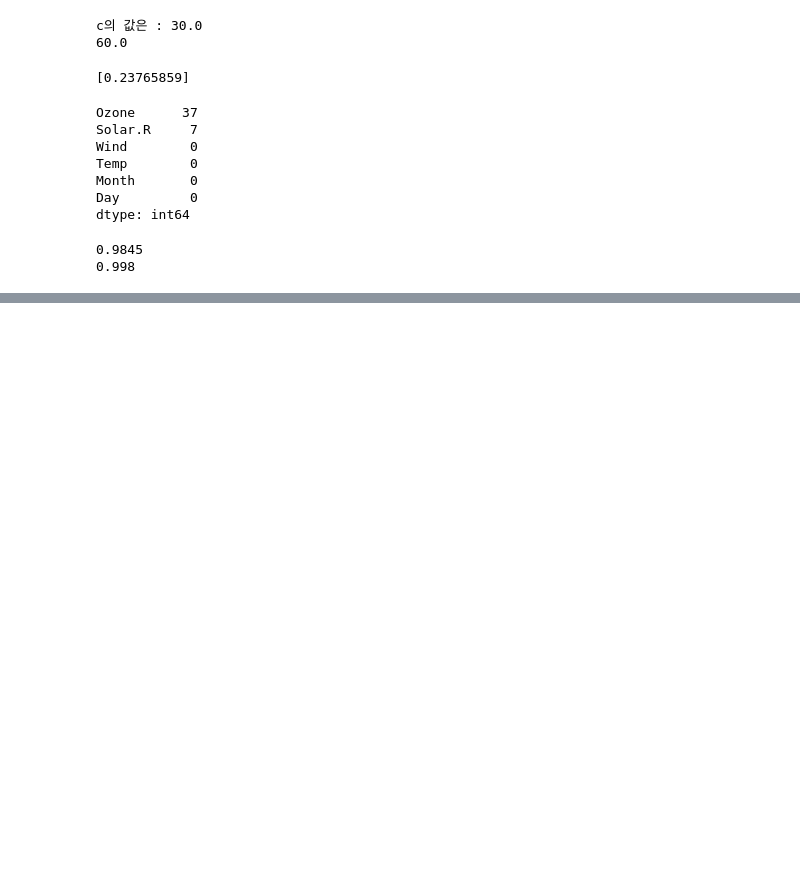
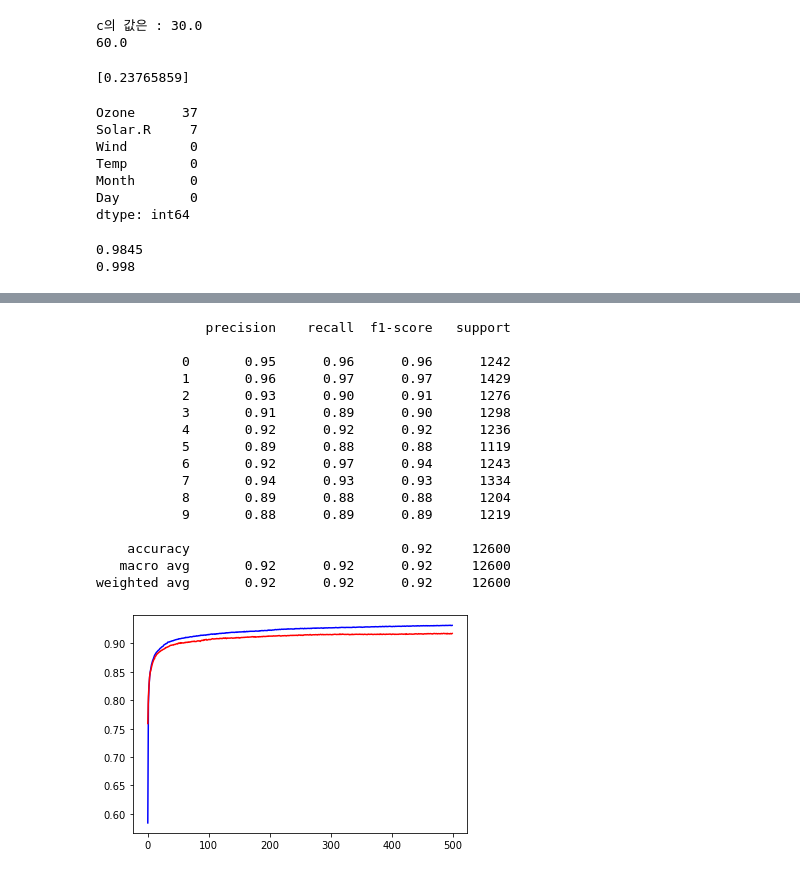
Before and after one commit to Gwang-chae/TIL, a Jupyter notebook: ML/tensorflow.ipynb, the cells around one changed output, grey strips where cells are left out. Saved outputs shown, nothing was run; the diff lists cells and outputs as text; code cells hidden in the pictures; blank space fills up the shorter version.

```diff
--- a/ML/tensorflow.ipynb
+++ b/ML/tensorflow.ipynb
@@ -138,0 +429,30 @@ print(knn_model.score(x_data_test_norm, t_data_test))
+# %%
+print(classification_report(t_data_test,
+                            (tf.argmax(keras_model.predict(x_data_test), axis=1)).numpy()))
+# classification_report의 형식을 맞춰주기 위해 아래와 같이 predict 형식 수정
+# (tf.argmax(keras_model.predict(x_data_test), axis=1)).numpy()
+
+import matplotlib.pyplot as plt
+
+history.history.keys()
+plt.plot(history.history['sparse_categorical_accuracy'], color='b')
+plt.plot(history.history['val_sparse_categorical_accuracy'], color='r')
+plt.show()
+# %% [output]
+              precision    recall  f1-score   support
+
+           0       0.95      0.96      0.96      1242
+           1       0.96      0.97      0.97      1429
+           2       0.93      0.90      0.91      1276
+           3       0.91      0.89      0.90      1298
+           4       0.92      0.92      0.92      1236
+           5       0.89      0.88      0.88      1119
+           6       0.92      0.97      0.94      1243
+           7       0.94      0.93      0.93      1334
+           8       0.89      0.88      0.88      1204
+           9       0.88      0.89      0.89      1219
+
+    accuracy                           0.92     12600
+   macro avg       0.92      0.92      0.92     12600
+weighted avg       0.92      0.92      0.92     12600
+[figure, added]
```
Also changed, not shown: parts of 4 cells of this notebook.
